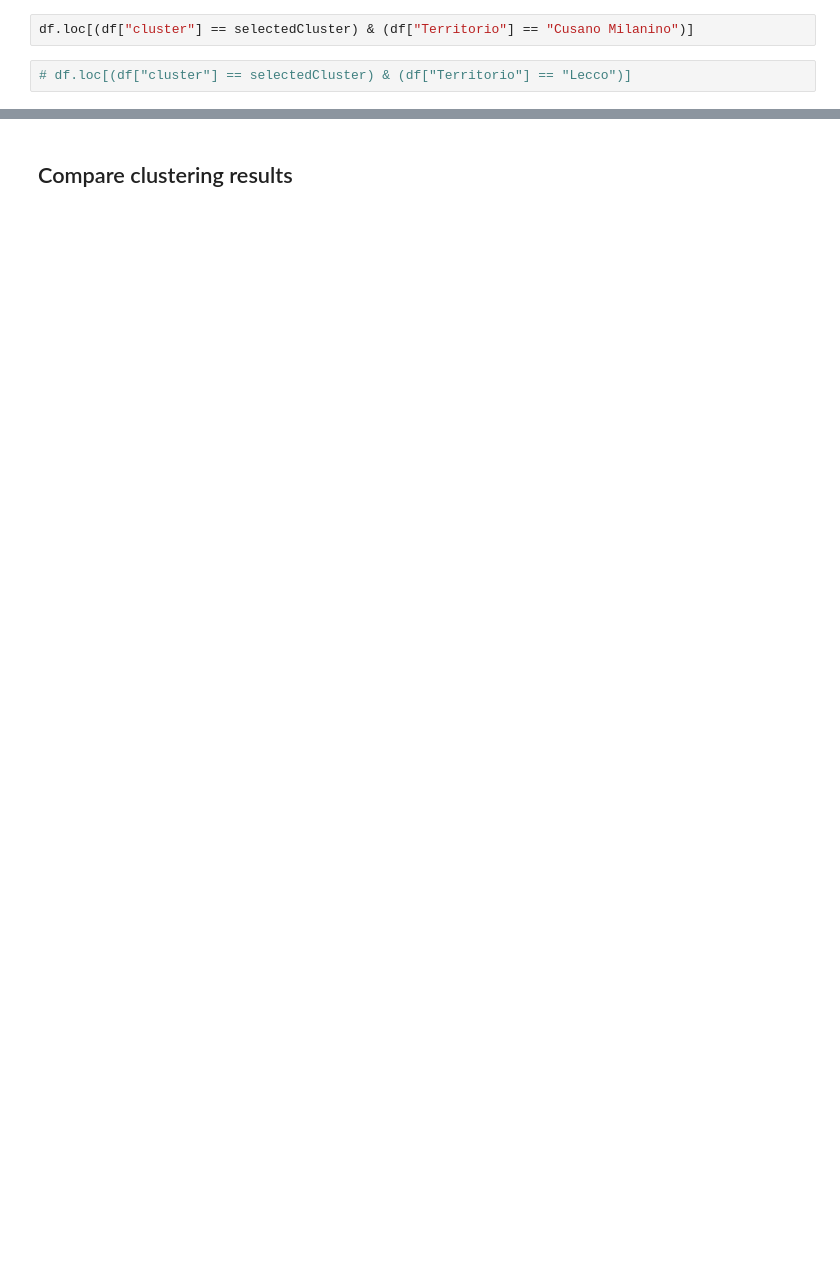
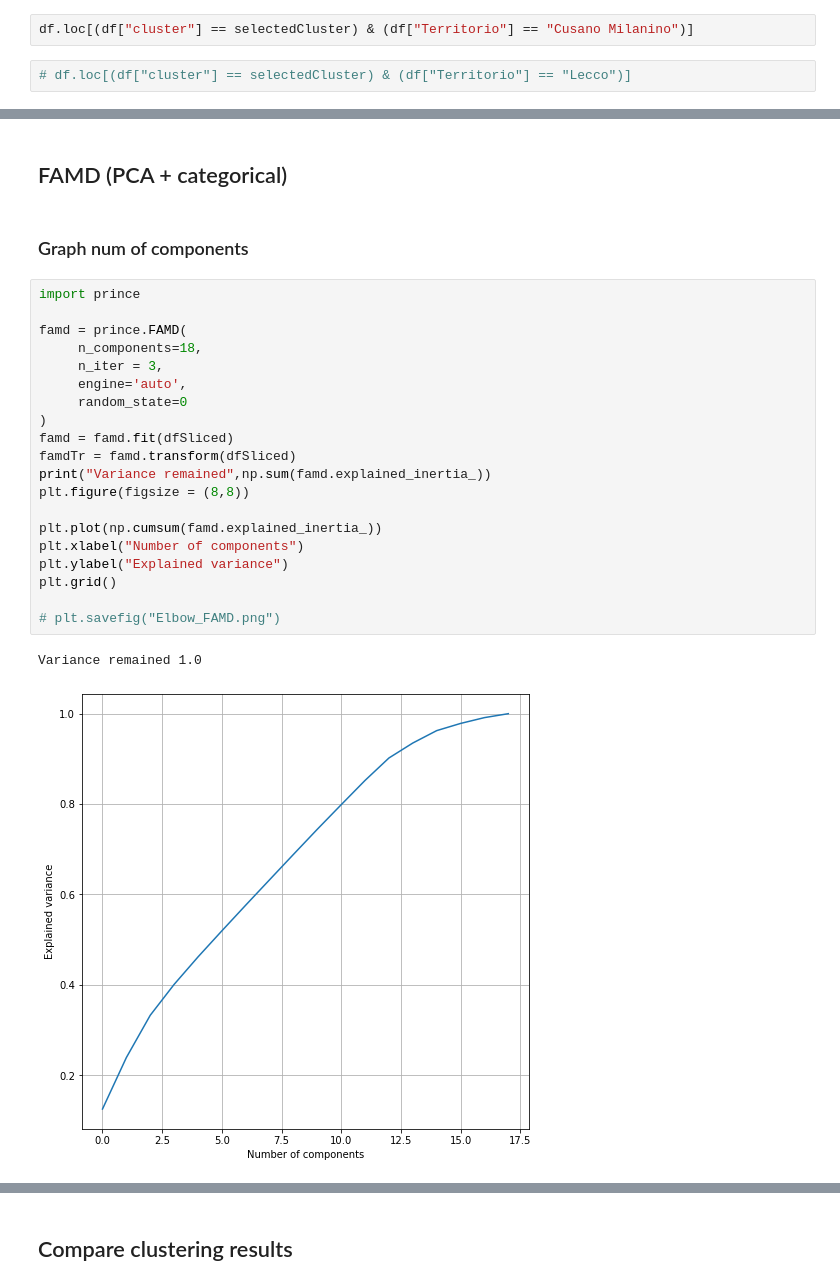
Before and after one commit to Ghibe/Thesis, a Jupyter notebook: Backup/Clustering age-gender-maritalStat-Children-Income.ipynb, the cells around one changed output, grey strips where cells are left out. Drawn from its saved outputs; the diff is of its cells as text; blank space fills up the shorter version.

```diff
--- a/Backup/Clustering age-gender-maritalStat-Children-Income.ipynb
+++ b/Backup/Clustering age-gender-maritalStat-Children-Income.ipynb
@@ -489,0 +897,27 @@ display(fig)  # Shows plot again
+# %% [markdown]
+## FAMD (PCA  + categorical)
+# %% [markdown]
+### Graph num of components
+# %%
+import prince
+
+famd = prince.FAMD(
+     n_components=18,
+     n_iter = 3,
+     engine='auto',
+     random_state=0
+)
+famd = famd.fit(dfSliced)
+famdTr = famd.transform(dfSliced)
+print("Variance remained",np.sum(famd.explained_inertia_))
+plt.figure(figsize = (8,8))
+
+plt.plot(np.cumsum(famd.explained_inertia_))
+plt.xlabel("Number of components")
+plt.ylabel("Explained variance")
+plt.grid()
+
+# plt.savefig("Elbow_FAMD.png")
+# %% [output]
+Variance remained 1.0
+[figure, added]
```
Also changed, not shown: parts of 77 cells of this notebook, 6 other files.
